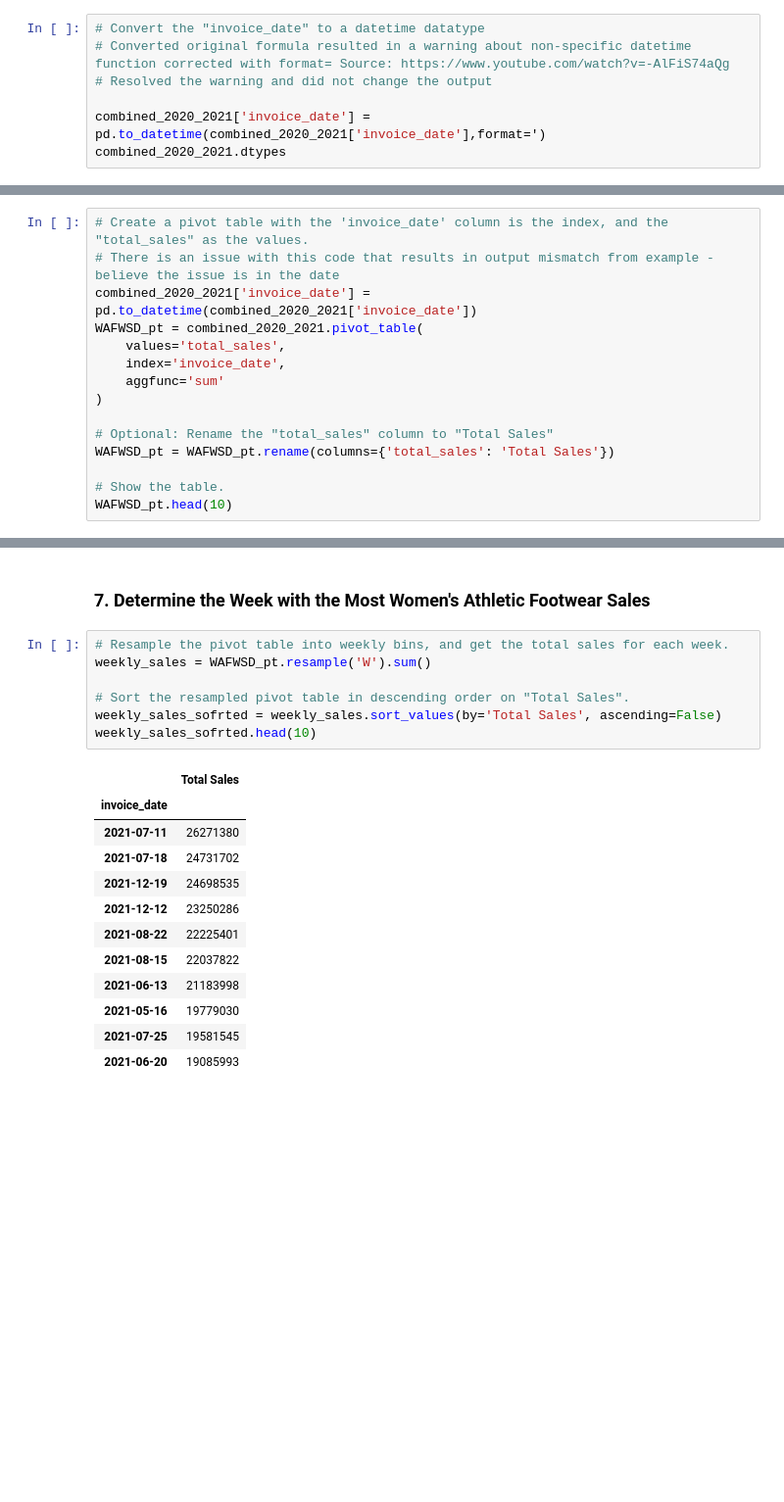
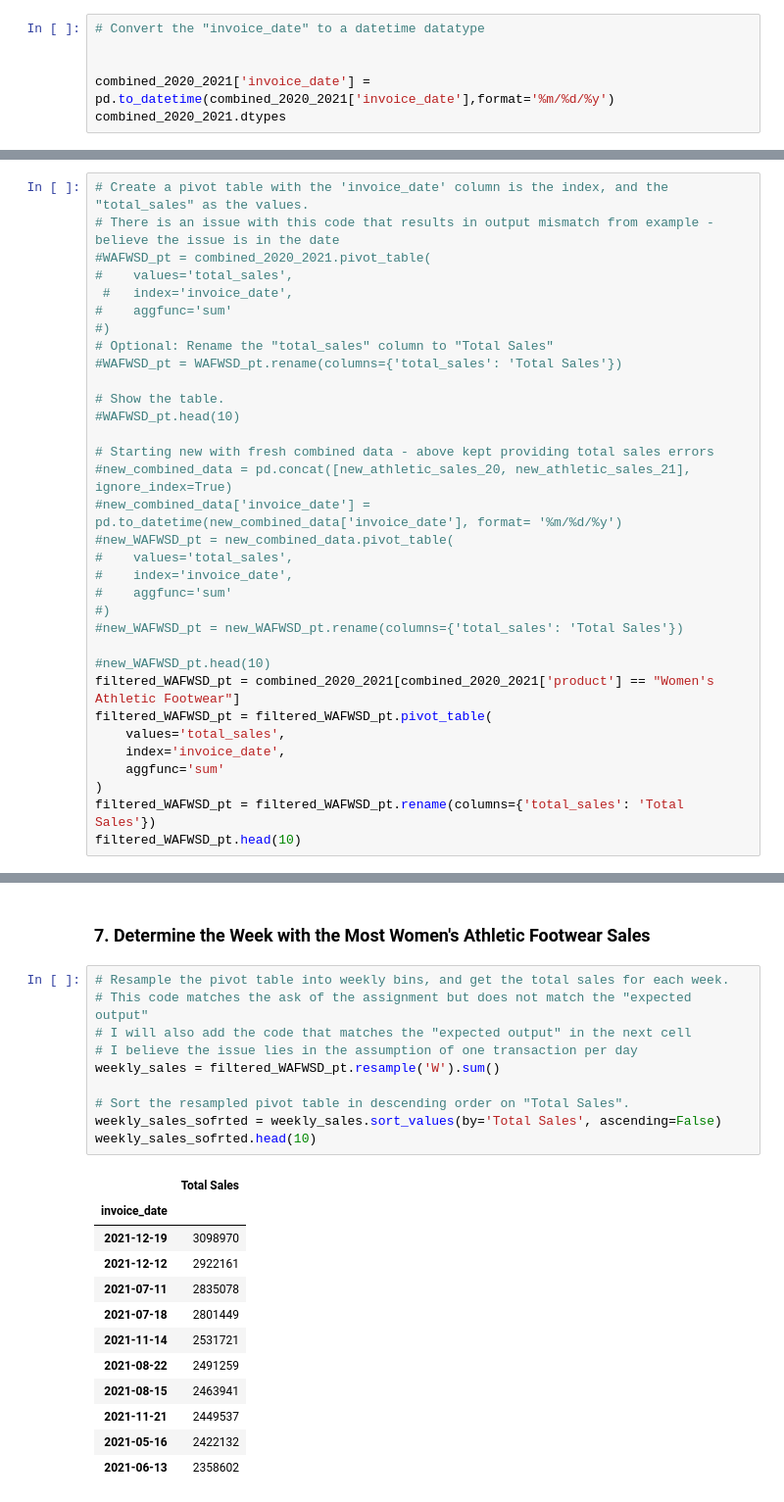
Before and after one commit to Darshous/athletic_sales_analysis, a Jupyter notebook: athletic_sales_analysis.ipynb, the cells around one changed output, grey strips where cells are left out. Shown: that part at 98% size. Cells and saved outputs as stored; diff of their text form; blank space fills up the shorter version.

```diff
--- a/athletic_sales_analysis.ipynb
+++ b/athletic_sales_analysis.ipynb
@@ -135,9 +137,8 @@ sales_method         object
 dtype: object
 # %%
 # Convert the "invoice_date" to a datetime datatype
-# Converted original formula resulted in a warning about non-specific datetime function corrected with format= Source: https://www.youtube.com/watch?v=-AlFiS74aQg
-# Resolved the warning and did not change the output
 
-combined_2020_2021['invoice_date'] = pd.to_datetime(combined_2020_2021['invoice_date'],format=')
+
+combined_2020_2021['invoice_date'] = pd.to_datetime(combined_2020_2021['invoice_date'],format='%m/%d/%y')
 combined_2020_2021.dtypes
 # %% [output]
@@ -372,18 +385,36 @@ top_5_womens_foot_pv.head(5)
 # %%
 # Create a pivot table with the 'invoice_date' column is the index, and the "total_sales" as the values.
 # There is an issue with this code that results in output mismatch from example - believe the issue is in the date
-combined_2020_2021['invoice_date'] = pd.to_datetime(combined_2020_2021['invoice_date'])
-WAFWSD_pt = combined_2020_2021.pivot_table(
+#WAFWSD_pt = combined_2020_2021.pivot_table(
+#    values='total_sales',
+ #   index='invoice_date',
+#    aggfunc='sum'
+#)
+# Optional: Rename the "total_sales" column to "Total Sales"
+#WAFWSD_pt = WAFWSD_pt.rename(columns={'total_sales': 'Total Sales'})
+
+# Show the table.
+#WAFWSD_pt.head(10)
+
+# Starting new with fresh combined data - above kept providing total sales errors
+#new_combined_data = pd.concat([new_athletic_sales_20, new_athletic_sales_21], ignore_index=True)
+#new_combined_data['invoice_date'] = pd.to_datetime(new_combined_data['invoice_date'], format= '%m/%d/%y')
+#new_WAFWSD_pt = new_combined_data.pivot_table(
+#    values='total_sales',
+#    index='invoice_date',
+#    aggfunc='sum'
+#)
+#new_WAFWSD_pt = new_WAFWSD_pt.rename(columns={'total_sales': 'Total Sales'})
+
+#new_WAFWSD_pt.head(10)
+filtered_WAFWSD_pt = combined_2020_2021[combined_2020_2021['product'] == "Women's Athletic Footwear"]
+filtered_WAFWSD_pt = filtered_WAFWSD_pt.pivot_table(
     values='total_sales',
     index='invoice_date',
     aggfunc='sum'
 )
-
-# Optional: Rename the "total_sales" column to "Total Sales"
-WAFWSD_pt = WAFWSD_pt.rename(columns={'total_sales': 'Total Sales'})
-
-# Show the table.
-WAFWSD_pt.head(10)
+filtered_WAFWSD_pt = filtered_WAFWSD_pt.rename(columns={'total_sales': 'Total Sales'})
+filtered_WAFWSD_pt.head(10)
 # %% [output]
 |  | Total Sales |
 | invoice_date |  |
@@ -422,21 +453,24 @@ daily_sales_sorted.head(10)
 ### 7.  Determine the Week with the Most Women's Athletic Footwear Sales
 # %%
 # Resample the pivot table into weekly bins, and get the total sales for each week.
-weekly_sales = WAFWSD_pt.resample('W').sum()
+# This code matches the ask of the assignment but does not match the "expected output"
+# I will also add the code that matches the "expected output" in the next cell
+# I believe the issue lies in the assumption of one transaction per day
+weekly_sales = filtered_WAFWSD_pt.resample('W').sum()
 
 # Sort the resampled pivot table in descending order on "Total Sales".
 weekly_sales_sofrted = weekly_sales.sort_values(by='Total Sales', ascending=False)
 weekly_sales_sofrted.head(10)
 # %% [output]
 |  | Total Sales |
 | invoice_date |  |
-| 2021-07-11 | 26271380 |
-| 2021-07-18 | 24731702 |
-| 2021-12-19 | 24698535 |
-| 2021-12-12 | 23250286 |
-| 2021-08-22 | 22225401 |
-| 2021-08-15 | 22037822 |
-| 2021-06-13 | 21183998 |
-| 2021-05-16 | 19779030 |
-| 2021-07-25 | 19581545 |
-| 2021-06-20 | 19085993 |
+| 2021-12-19 | 3098970 |
+| 2021-12-12 | 2922161 |
+| 2021-07-11 | 2835078 |
+| 2021-07-18 | 2801449 |
+| 2021-11-14 | 2531721 |
+| 2021-08-22 | 2491259 |
+| 2021-08-15 | 2463941 |
+| 2021-11-21 | 2449537 |
+| 2021-05-16 | 2422132 |
+| 2021-06-13 | 2358602 |
```
Also changed, not shown: parts of 4 cells of this notebook.
